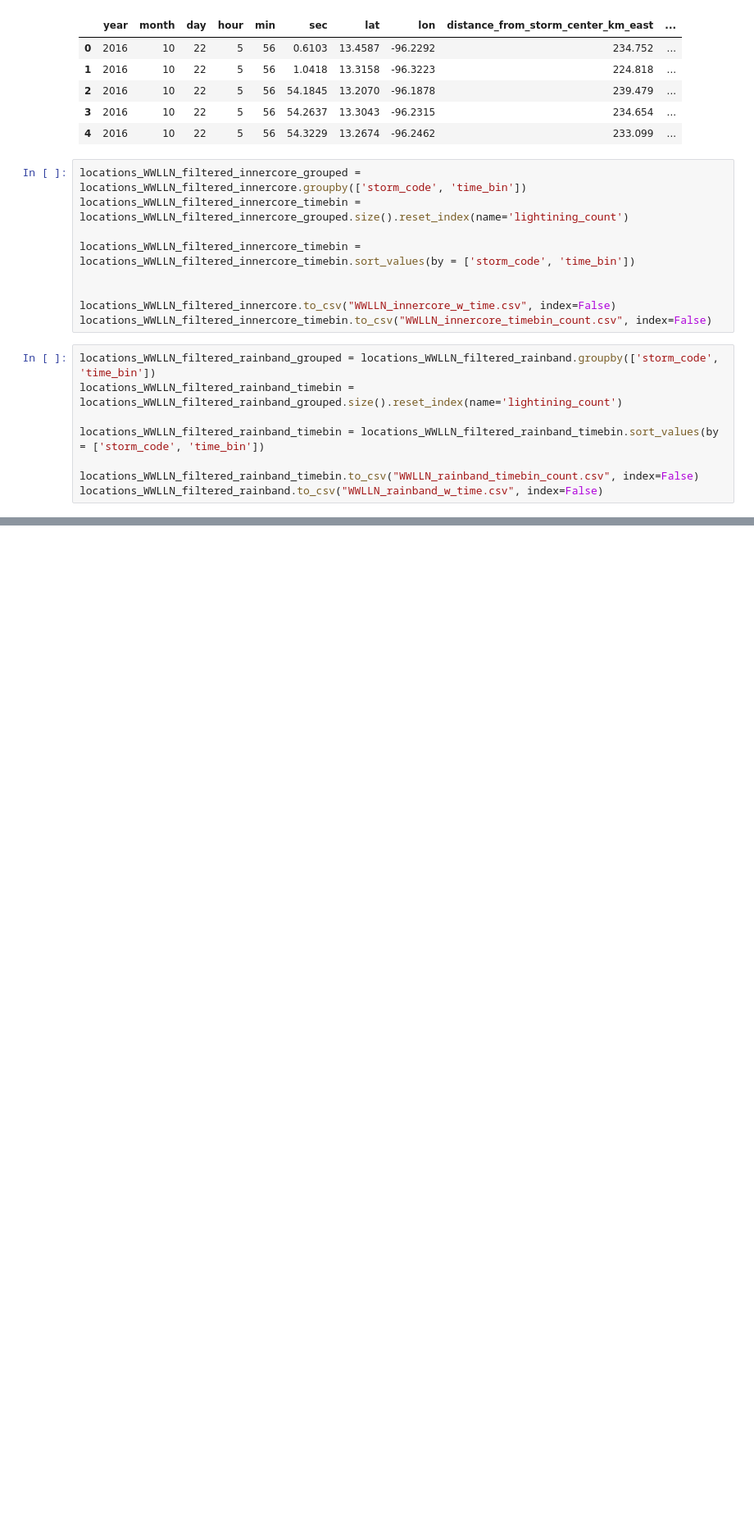
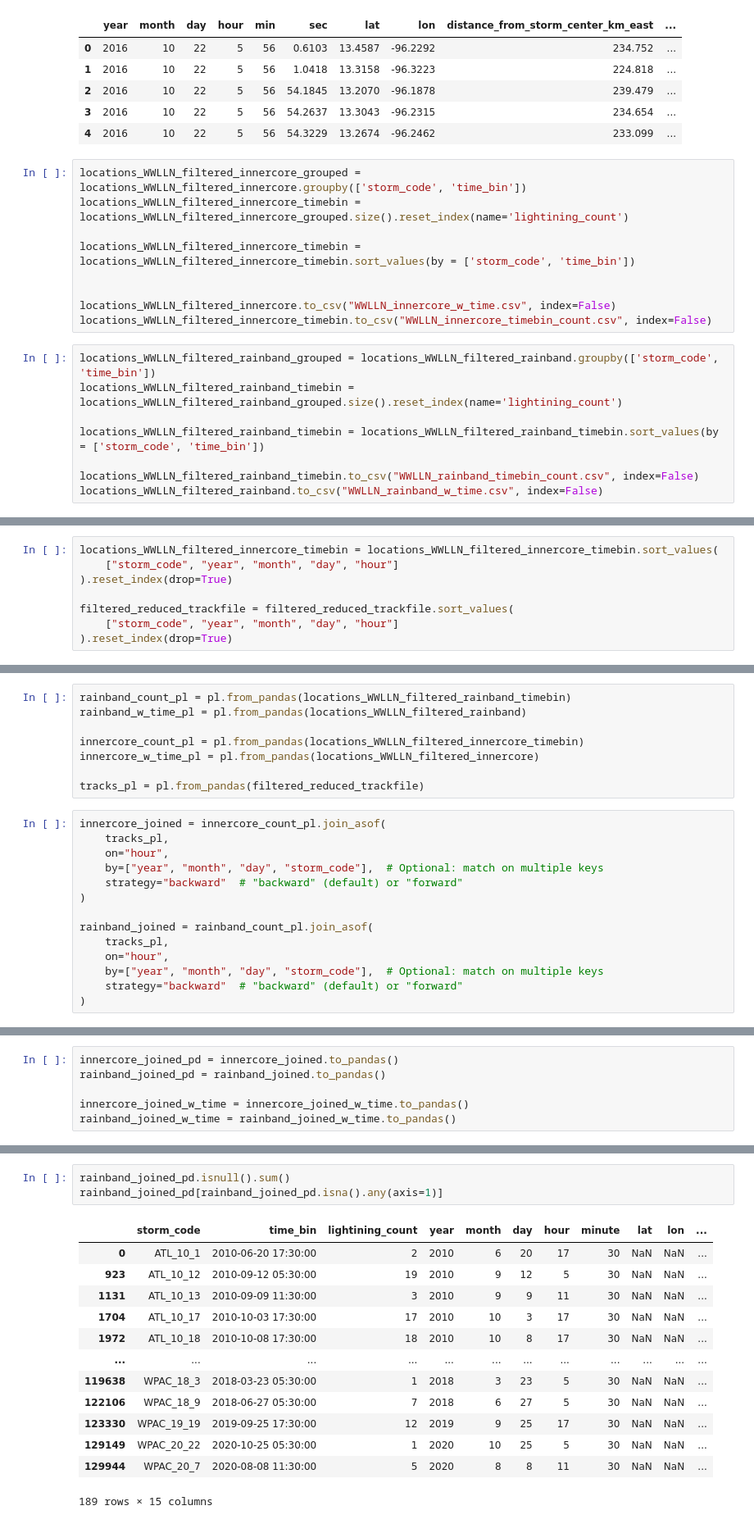
Before and after one commit to aprilggg/Lightning_Analysis_NWRA, a Jupyter notebook: data_cleaning_combined_data_250116.ipynb, the cells around one changed output, grey strips where cells are left out. Shown at 82% size. Cells and saved outputs as stored; diff of their text form; blank space fills up the shorter version.

```diff
--- a/data_cleaning_combined_data_250116.ipynb
+++ b/data_cleaning_combined_data_250116.ipynb
@@ -502,0 +522,8 @@ Do we want to put the join here??
+# %%
+locations_WWLLN_filtered_innercore_timebin = locations_WWLLN_filtered_innercore_timebin.sort_values(
+    ["storm_code", "year", "month", "day", "hour"]
+).reset_index(drop=True)
+
+filtered_reduced_trackfile = filtered_reduced_trackfile.sort_values(
+    ["storm_code", "year", "month", "day", "hour"]
+).reset_index(drop=True)
@@ -502,0 +540,22 @@ Do we want to put the join here??
+# %%
+rainband_count_pl = pl.from_pandas(locations_WWLLN_filtered_rainband_timebin)
+rainband_w_time_pl = pl.from_pandas(locations_WWLLN_filtered_rainband)
+
+innercore_count_pl = pl.from_pandas(locations_WWLLN_filtered_innercore_timebin)
+innercore_w_time_pl = pl.from_pandas(locations_WWLLN_filtered_innercore)
+
+tracks_pl = pl.from_pandas(filtered_reduced_trackfile)
+# %%
+innercore_joined = innercore_count_pl.join_asof(
+    tracks_pl,
+    on="hour",
+    by=["year", "month", "day", "storm_code"],  # Optional: match on multiple keys
+    strategy="backward"  # "backward" (default) or "forward"
+)
+
+rainband_joined = rainband_count_pl.join_asof(
+    tracks_pl,
+    on="hour",
+    by=["year", "month", "day", "storm_code"],  # Optional: match on multiple keys
+    strategy="backward"  # "backward" (default) or "forward"
+)
@@ -502,0 +587,6 @@ Do we want to put the join here??
+# %%
+innercore_joined_pd = innercore_joined.to_pandas()
+rainband_joined_pd = rainband_joined.to_pandas()
+
+innercore_joined_w_time = innercore_joined_w_time.to_pandas()
+rainband_joined_w_time = rainband_joined_w_time.to_pandas()
@@ -502,0 +595,17 @@ Do we want to put the join here??
+# %%
+rainband_joined_pd.isnull().sum()
+rainband_joined_pd[rainband_joined_pd.isna().any(axis=1)]
+# %% [output]
+|  | storm_code | time_bin | lightining_count | year | month | day | hour | minute | lat | lon | ... |
+| 0 | ATL_10_1 | 2010-06-20 17:30:00 | 2 | 2010 | 6 | 20 | 17 | 30 | NaN | NaN | ... |
+| 923 | ATL_10_12 | 2010-09-12 05:30:00 | 19 | 2010 | 9 | 12 | 5 | 30 | NaN | NaN | ... |
+| 1131 | ATL_10_13 | 2010-09-09 11:30:00 | 3 | 2010 | 9 | 9 | 11 | 30 | NaN | NaN | ... |
+| 1704 | ATL_10_17 | 2010-10-03 17:30:00 | 17 | 2010 | 10 | 3 | 17 | 30 | NaN | NaN | ... |
+| 1972 | ATL_10_18 | 2010-10-08 17:30:00 | 18 | 2010 | 10 | 8 | 17 | 30 | NaN | NaN | ... |
+| ... | ... | ... | ... | ... | ... | ... | ... | ... | ... | ... | ... |
+| 119638 | WPAC_18_3 | 2018-03-23 05:30:00 | 1 | 2018 | 3 | 23 | 5 | 30 | NaN | NaN | ... |
+| 122106 | WPAC_18_9 | 2018-06-27 05:30:00 | 7 | 2018 | 6 | 27 | 5 | 30 | NaN | NaN | ... |
+| 123330 | WPAC_19_19 | 2019-09-25 17:30:00 | 12 | 2019 | 9 | 25 | 17 | 30 | NaN | NaN | ... |
+| 129149 | WPAC_20_22 | 2020-10-25 05:30:00 | 1 | 2020 | 10 | 25 | 5 | 30 | NaN | NaN | ... |
+| 129944 | WPAC_20_7 | 2020-08-08 11:30:00 | 5 | 2020 | 8 | 8 | 11 | 30 | NaN | NaN | ... |
+189 rows × 15 columns
```
Also changed, not shown: parts of 14 cells of this notebook.
